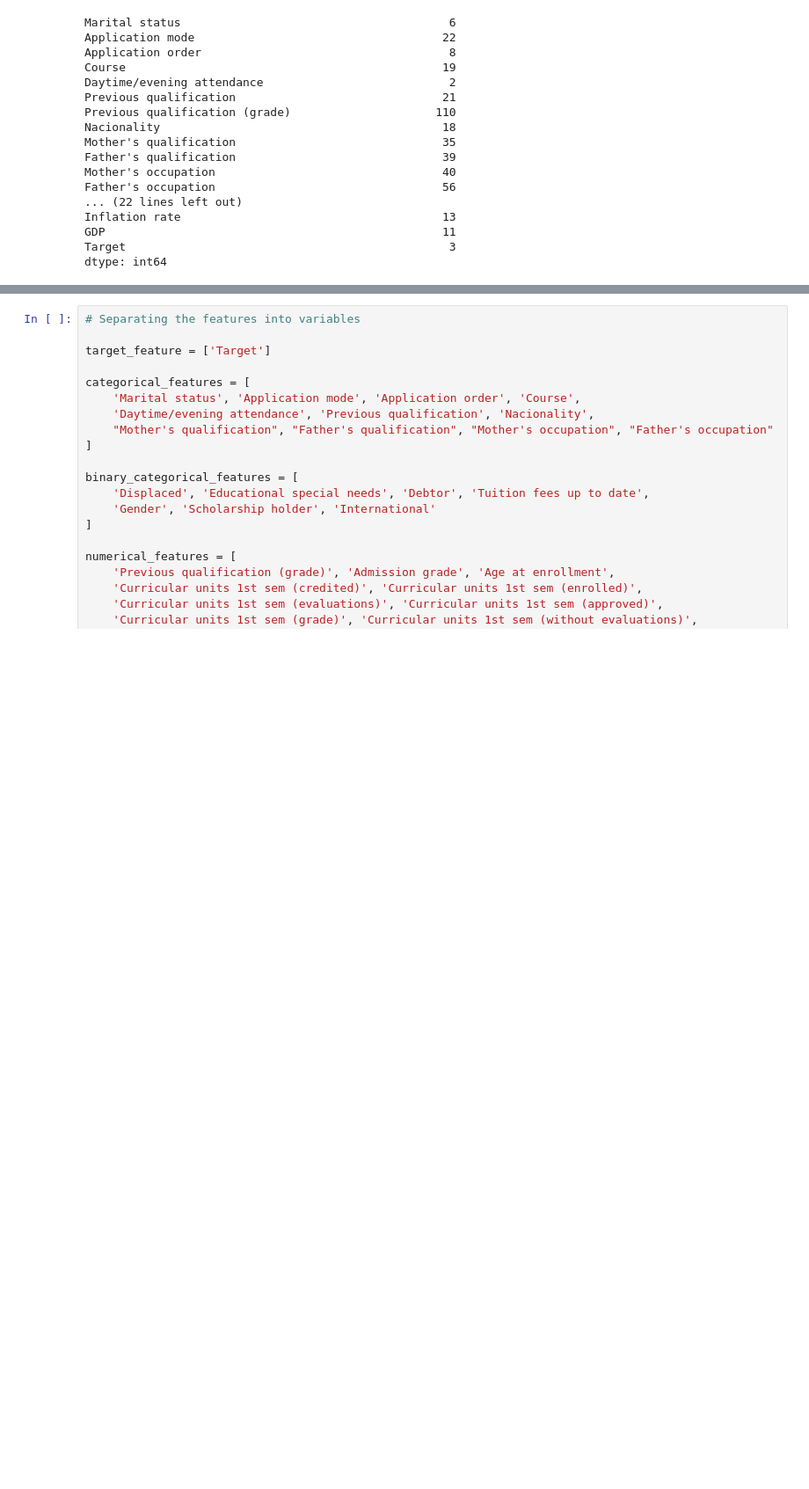
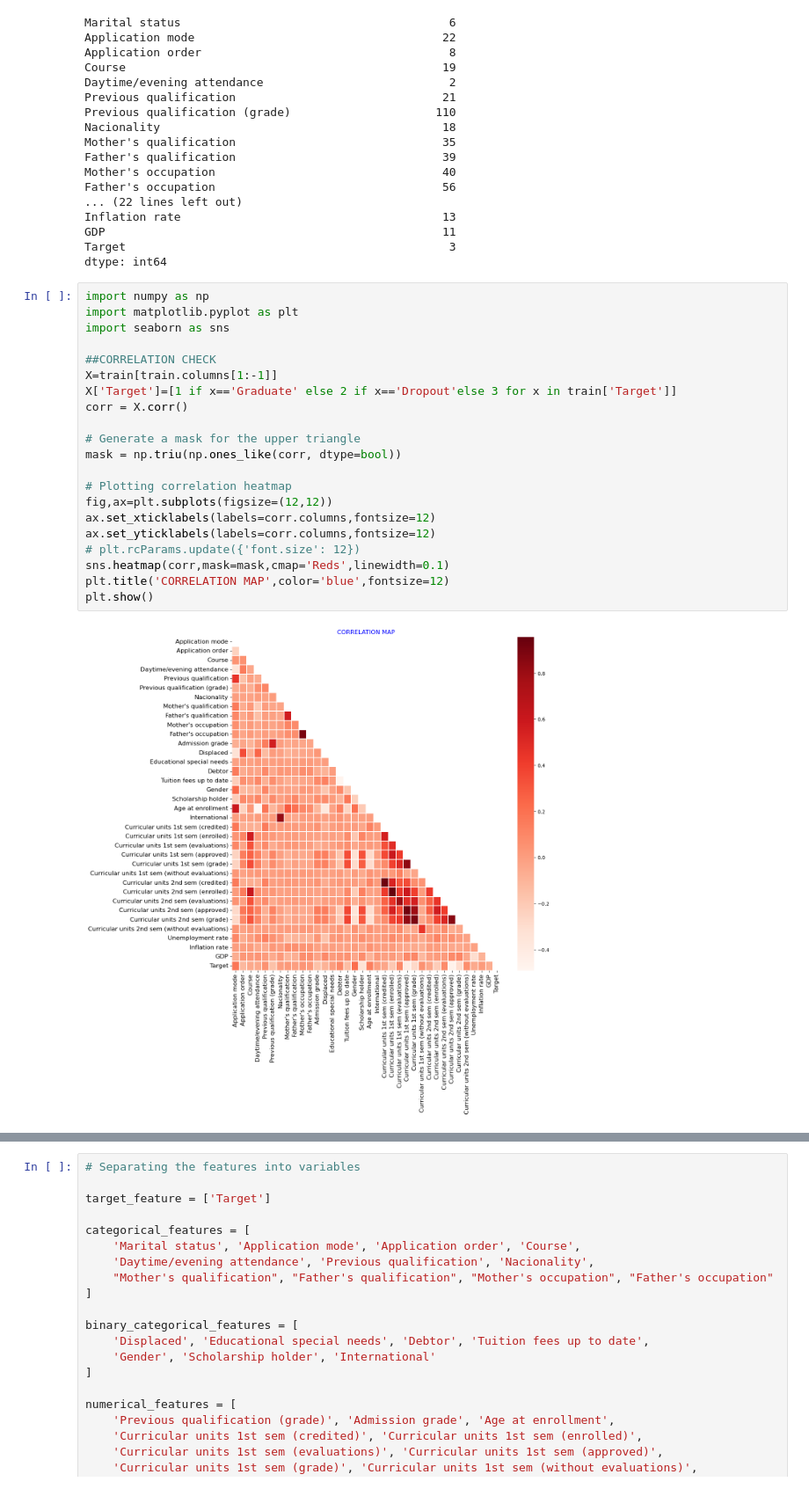
Before and after one commit to pauloarayasantiago/Classification-with-an-Academic-Success-Dataset, a Jupyter notebook: classification-with-academic-success-using-ml.ipynb, the cells around one changed output, grey strips where cells are left out. Shown: that part at 88% size. Cells and saved outputs as stored; diff of their text form; blank space fills up the shorter version.

```diff
--- a/classification-with-academic-success-using-ml.ipynb
+++ b/classification-with-academic-success-using-ml.ipynb
@@ -61,3 +61,26 @@ Inflation rate                                      13
 GDP                                                 11
 Target                                               3
 dtype: int64
+# %%
+import numpy as np
+import matplotlib.pyplot as plt
+import seaborn as sns
+
+##CORRELATION CHECK
+X=train[train.columns[1:-1]]
+X['Target']=[1 if x=='Graduate' else 2 if x=='Dropout'else 3 for x in train['Target']]
+corr = X.corr()
+
+# Generate a mask for the upper triangle
+mask = np.triu(np.ones_like(corr, dtype=bool))
+
+# Plotting correlation heatmap
+fig,ax=plt.subplots(figsize=(12,12))
+ax.set_xticklabels(labels=corr.columns,fontsize=12)
+ax.set_yticklabels(labels=corr.columns,fontsize=12)
+# plt.rcParams.update({'font.size': 12})
+sns.heatmap(corr,mask=mask,cmap='Reds',linewidth=0.1)
+plt.title('CORRELATION MAP',color='blue',fontsize=12)
+plt.show()
+# %% [output]
+[figure, added]
```
Also changed, not shown: parts of 15 cells of this notebook, 3 other files.
